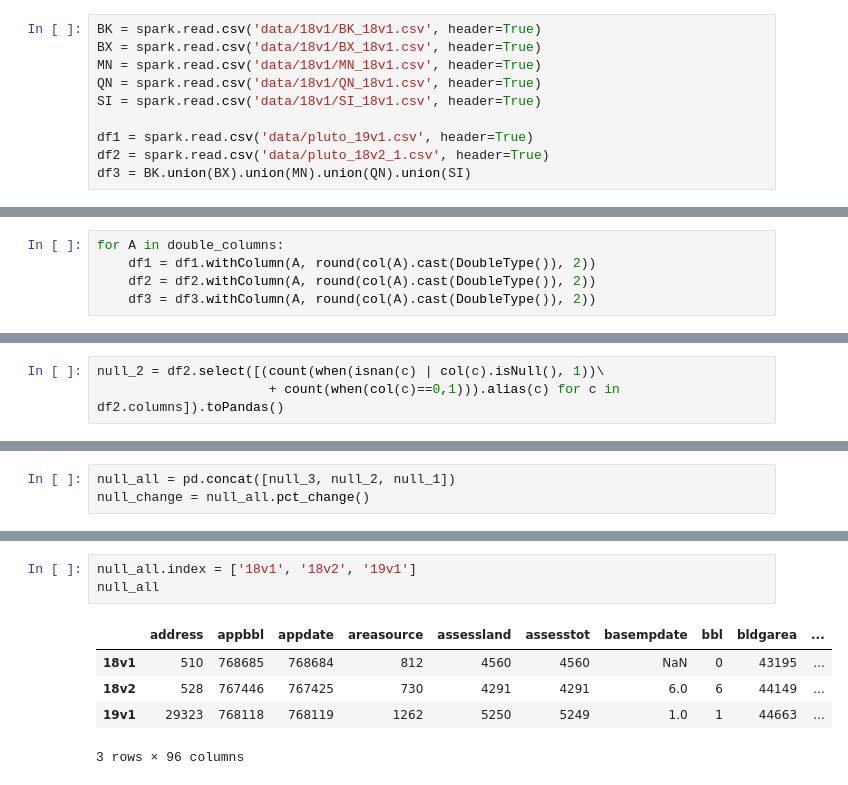
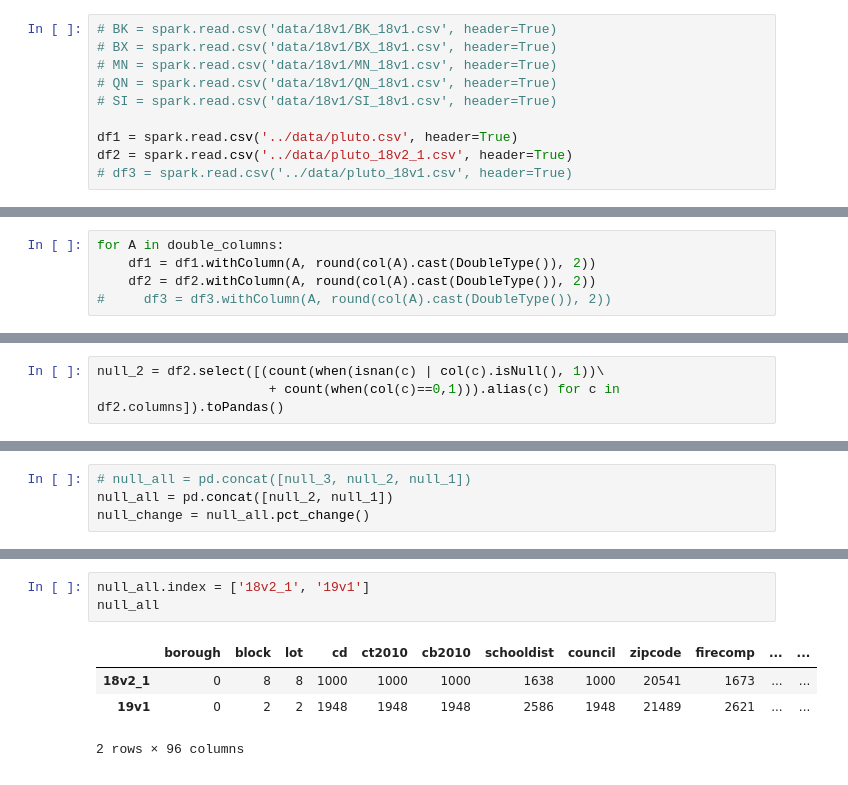
Before and after one commit to NYCPlanning/db-pluto-qaqc, a Jupyter notebook: 19v1/pluto_19v1_18v2_null_comparison.ipynb, the cells around one changed output, grey strips where cells are left out. Drawn from its saved outputs; the diff is of its cells as text.

```diff
--- a/19v1/pluto_19v1_18v2_null_comparison.ipynb
+++ b/19v1/pluto_19v1_18v2_null_comparison.ipynb
@@ -29,15 +29,15 @@ sc = spark_session.sparkContext
 ## import csv files into spark dataframes
 Note: both files contain records from all 5 boroughs
 # %%
-BK = spark.read.csv('data/18v1/BK_18v1.csv', header=True)
-BX = spark.read.csv('data/18v1/BX_18v1.csv', header=True)
-MN = spark.read.csv('data/18v1/MN_18v1.csv', header=True)
-QN = spark.read.csv('data/18v1/QN_18v1.csv', header=True)
-SI = spark.read.csv('data/18v1/SI_18v1.csv', header=True)
+# BK = spark.read.csv('data/18v1/BK_18v1.csv', header=True)
+# BX = spark.read.csv('data/18v1/BX_18v1.csv', header=True)
+# MN = spark.read.csv('data/18v1/MN_18v1.csv', header=True)
+# QN = spark.read.csv('data/18v1/QN_18v1.csv', header=True)
+# SI = spark.read.csv('data/18v1/SI_18v1.csv', header=True)
 
-df1 = spark.read.csv('data/pluto_19v1.csv', header=True)
-df2 = spark.read.csv('data/pluto_18v2_1.csv', header=True)
-df3 = BK.union(BX).union(MN).union(QN).union(SI)
+df1 = spark.read.csv('../data/pluto.csv', header=True)
+df2 = spark.read.csv('../data/pluto_18v2_1.csv', header=True)
+# df3 = spark.read.csv('../data/pluto_18v1.csv', header=True)
 # %%
 df1 = df1.select([col(A).alias(A.lower()) for A in df1.schema.names])
 df2 = df2.select([col(A).alias(A.lower()) for A in df2.schema.names])
@@ -59,7 +59,7 @@ df3 = df3.select(cols)
 for A in double_columns:
     df1 = df1.withColumn(A, round(col(A).cast(DoubleType()), 2))
     df2 = df2.withColumn(A, round(col(A).cast(DoubleType()), 2))
-    df3 = df3.withColumn(A, round(col(A).cast(DoubleType()), 2))
+#     df3 = df3.withColumn(A, round(col(A).cast(DoubleType()), 2))
 # %% [markdown]
 ## Count Null and 0
 # %%
@@ -74,3 +80,4 @@ null_3 = df3.select([(count(when(isnan(c) | col(c).isNull(), 1))\
 # %%
-null_all = pd.concat([null_3, null_2, null_1])
+# null_all = pd.concat([null_3, null_2, null_1])
+null_all = pd.concat([null_2, null_1])
 null_change = null_all.pct_change()
@@ -113,12 +100,11 @@ Name: 0, dtype: float64
 # %%
-null_all.index = ['18v1', '18v2', '19v1']
+null_all.index = ['18v2_1', '19v1']
 null_all
 # %% [output]
-|  | address | appbbl | appdate | areasource | assessland | assesstot | basempdate | bbl | bldgarea | ... |
-| 18v1 | 510 | 768685 | 768684 | 812 | 4560 | 4560 | NaN | 0 | 43195 | ... |
-| 18v2 | 528 | 767446 | 767425 | 730 | 4291 | 4291 | 6.0 | 6 | 44149 | ... |
-| 19v1 | 29323 | 768118 | 768119 | 1262 | 5250 | 5249 | 1.0 | 1 | 44663 | ... |
+|  | borough | block | lot | cd | ct2010 | cb2010 | schooldist | council | zipcode | firecomp | ... | ... |
+| 18v2_1 | 0 | 8 | 8 | 1000 | 1000 | 1000 | 1638 | 1000 | 20541 | 1673 | ... | ... |
+| 19v1 | 0 | 2 | 2 | 1948 | 1948 | 1948 | 2586 | 1948 | 21489 | 2621 | ... | ... |
-3 rows × 96 columns
+2 rows × 96 columns
 # %%
 plt.figure(figsize=(6, 30))
 
```
Also changed, not shown: parts of 11 cells of this notebook, 6 other files.
